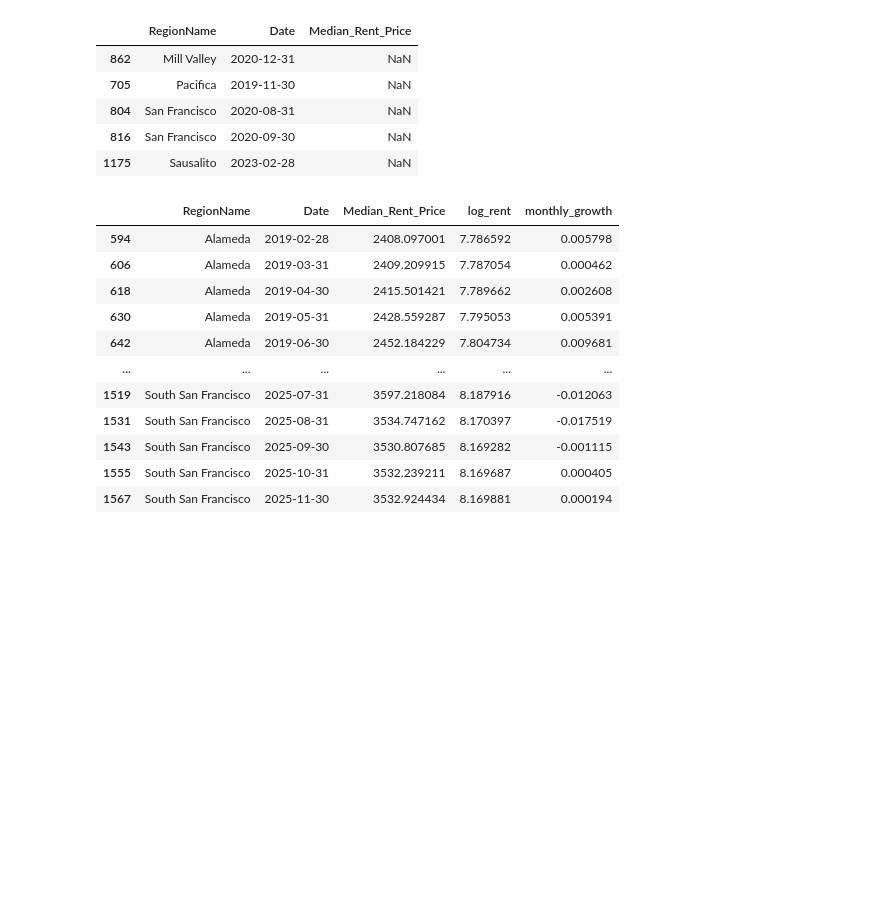
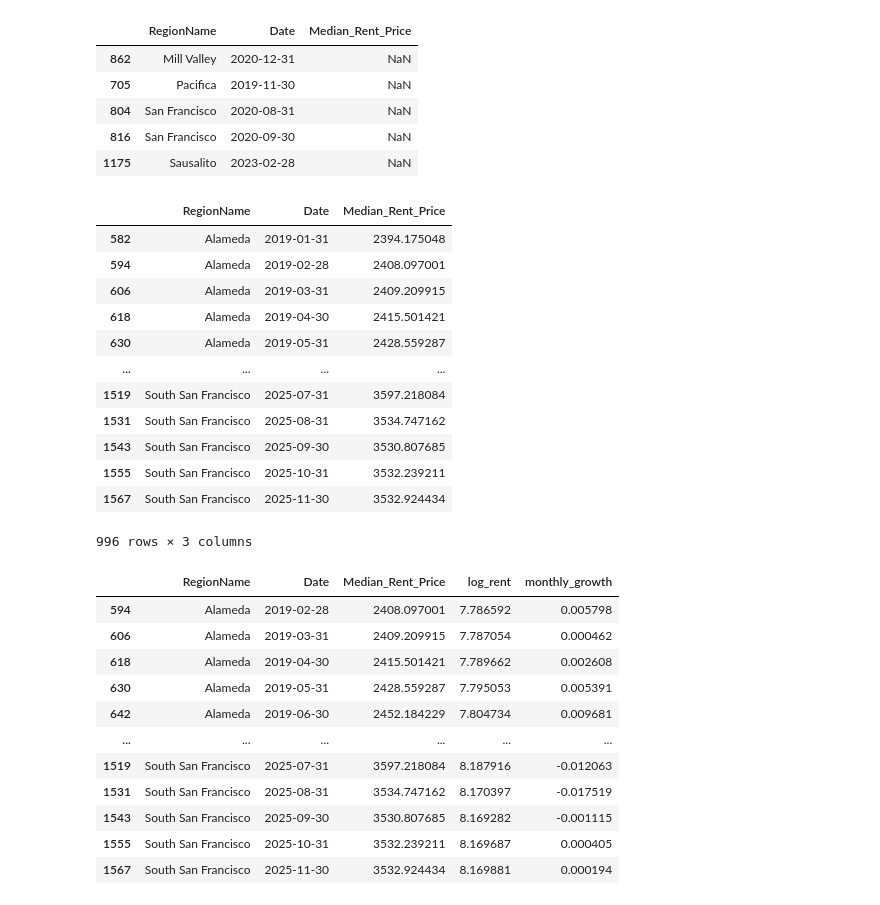
Before and after one commit to jagresti/remote-work-housing, a Jupyter notebook: city_data.ipynb, the cells around one changed output. Saved outputs shown, nothing was run; the diff lists cells and outputs as text; code cells hidden in the pictures; blank space fills up the shorter version.

```diff
--- a/city_data.ipynb
+++ b/city_data.ipynb
@@ -348,6 +348,22 @@ rows_with_na
 | 804 | San Francisco | 2020-08-31 | NaN |
 | 816 | San Francisco | 2020-09-30 | NaN |
 | 1175 | Sausalito | 2023-02-28 | NaN |
+# %%
+rent_long
+# %% [output]
+|  | RegionName | Date | Median_Rent_Price |
+| 582 | Alameda | 2019-01-31 | 2394.175048 |
+| 594 | Alameda | 2019-02-28 | 2408.097001 |
+| 606 | Alameda | 2019-03-31 | 2409.209915 |
+| 618 | Alameda | 2019-04-30 | 2415.501421 |
+| 630 | Alameda | 2019-05-31 | 2428.559287 |
+| ... | ... | ... | ... |
+| 1519 | South San Francisco | 2025-07-31 | 3597.218084 |
+| 1531 | South San Francisco | 2025-08-31 | 3534.747162 |
+| 1543 | South San Francisco | 2025-09-30 | 3530.807685 |
+| 1555 | South San Francisco | 2025-10-31 | 3532.239211 |
+| 1567 | South San Francisco | 2025-11-30 | 3532.924434 |
+996 rows × 3 columns
 # %%
 rent_long['log_rent'] = np.log(rent_long['Median_Rent_Price'])
 rent_long['monthly_growth'] = rent_long.groupby('RegionName')['log_rent'].diff()
```
Also changed, not shown: parts of 11 cells of this notebook, 2 other files.
